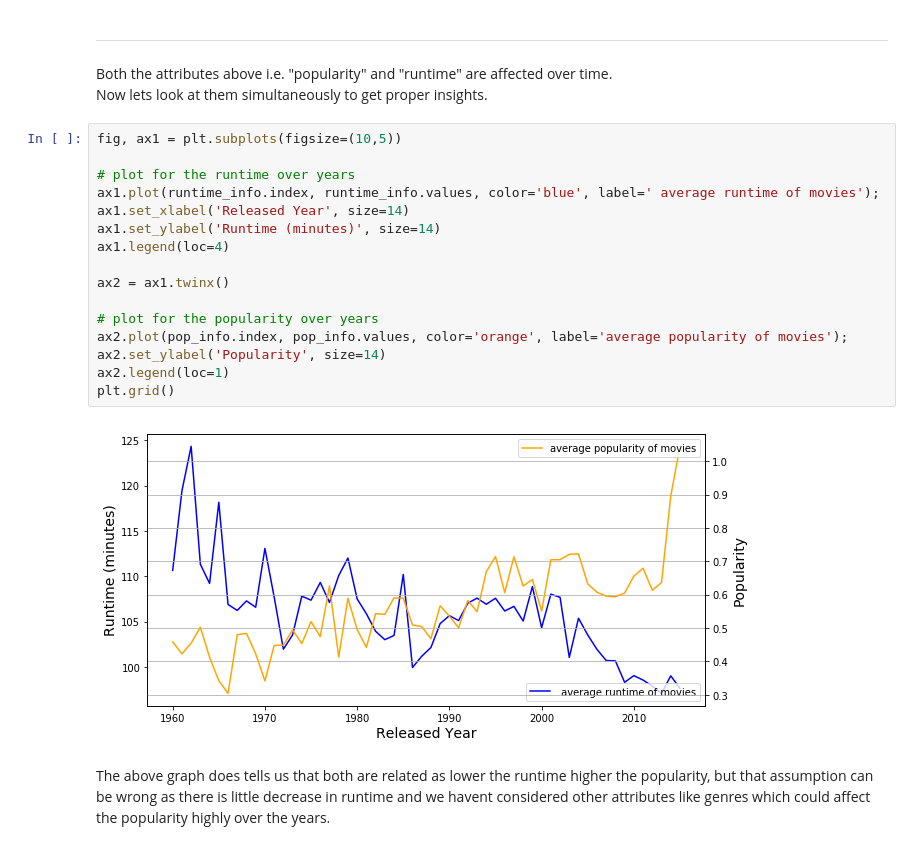
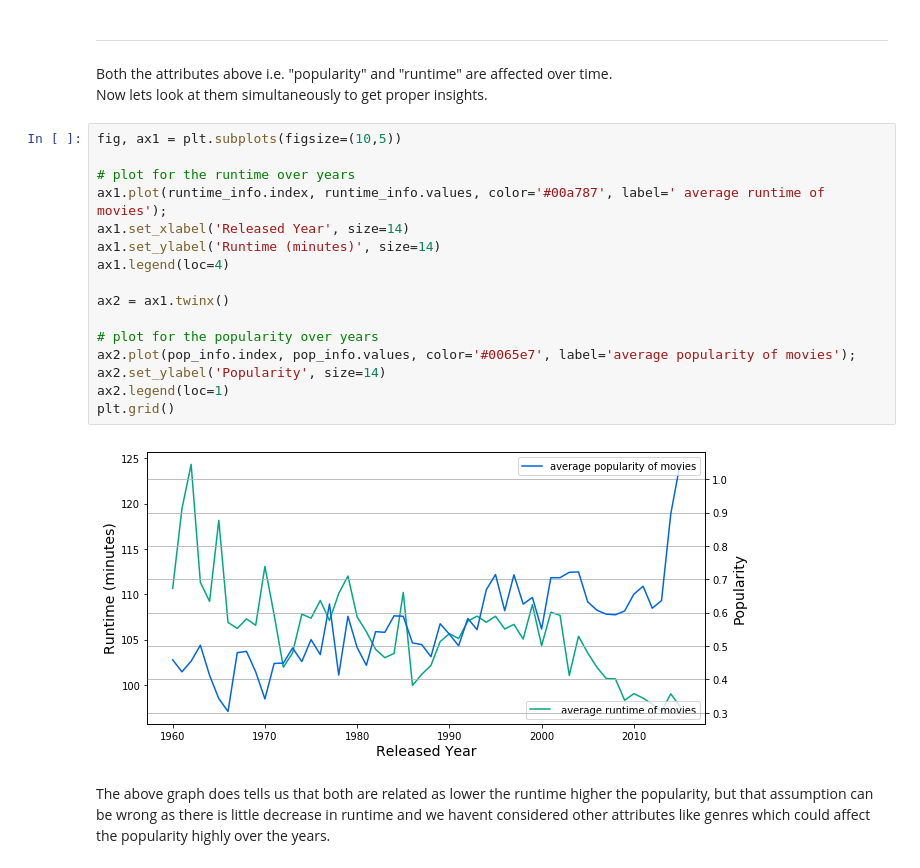
Before and after one commit to dhruv-3d/tinkering, a Jupyter notebook: started_from_the_bottom.ipynb, the cells around one changed output. Cells and saved outputs as stored; diff of their text form.

```diff
--- a/started_from_the_bottom.ipynb
+++ b/started_from_the_bottom.ipynb
@@ -201,21 +201,21 @@ Now lets look at them simultaneously to get proper insights.
 # %%
 fig, ax1 = plt.subplots(figsize=(10,5))
 
 # plot for the runtime over years
-ax1.plot(runtime_info.index, runtime_info.values, color='blue', label=' average runtime of movies');
+ax1.plot(runtime_info.index, runtime_info.values, color='#00a787', label=' average runtime of movies');
 ax1.set_xlabel('Released Year', size=14)
 ax1.set_ylabel('Runtime (minutes)', size=14)
 ax1.legend(loc=4)
 
 ax2 = ax1.twinx()
 
 # plot for the popularity over years
-ax2.plot(pop_info.index, pop_info.values, color='orange', label='average popularity of movies');
+ax2.plot(pop_info.index, pop_info.values, color='#0065e7', label='average popularity of movies');
 ax2.set_ylabel('Popularity', size=14)
 ax2.legend(loc=1)
 plt.grid()
 # %% [output]
-[figure, old version]
+[figure, new version]
 # %% [markdown]
 The above graph does tells us that both are related as lower the runtime higher the popularity, but that assumption can be wrong as there is little decrease in runtime and we havent considered other attributes like genres which could affect the popularity highly over the years.
 # %% [markdown]
```
Also changed, not shown: parts of 8 cells of this notebook.
